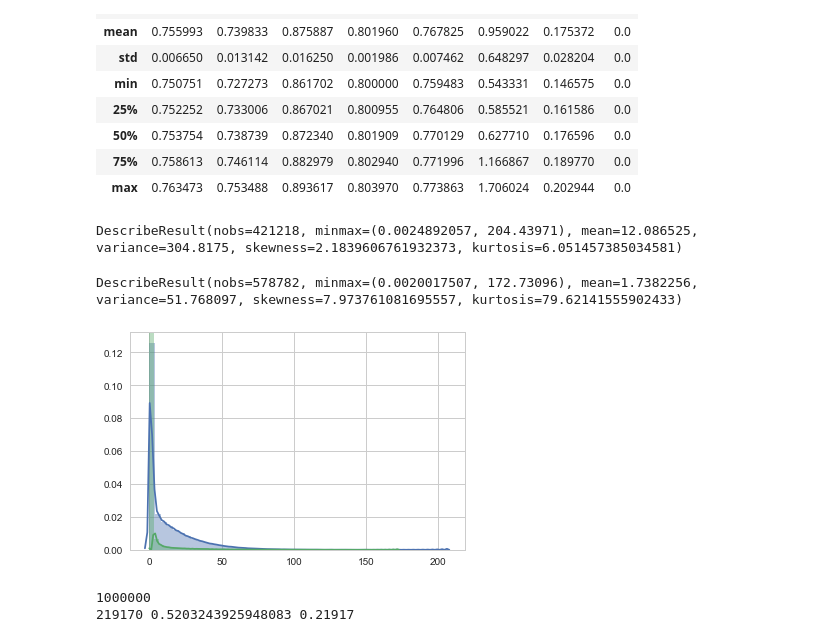
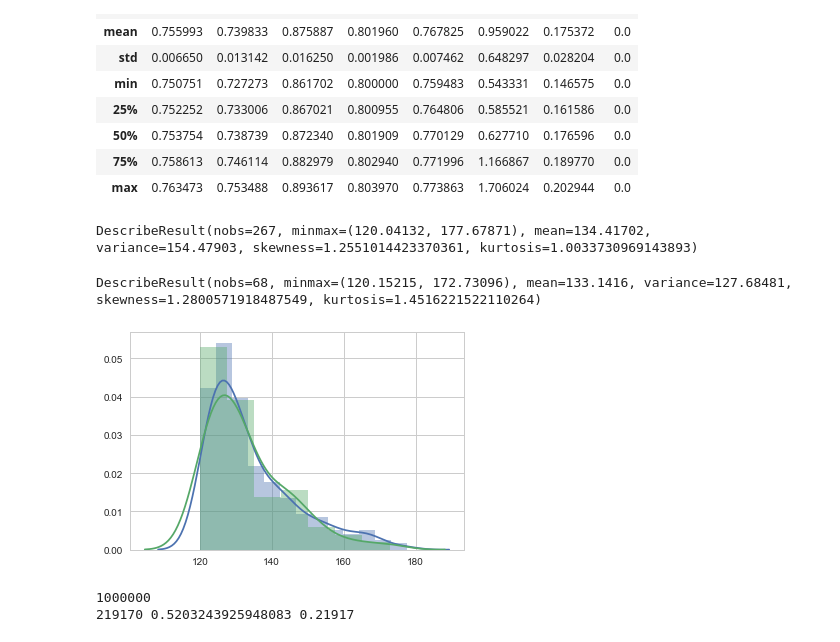
Before and after one commit to almaslov/idao2019, a Jupyter notebook: 08_data_cleaning.ipynb, the cells around one changed output. Drawn from its saved outputs; the diff is of its cells as text; code cells hidden in the pictures.

```diff
--- a/08_data_cleaning.ipynb
+++ b/08_data_cleaning.ipynb
@@ -165,22 +166,22 @@ dt = add_normed_err(dt, [])
 # %%
 dts = [d[err_cols[0]] for d in split_classes(dt)]
 for i in range(2):
     d = dts[i]
-    dts[i] = d #d[d < 15]
+    dts[i] = d[(d > 120) & (d < 180)]
 
 dt0 = dts[0].values
 dt1 = dts[1].values
 
 display(sts.describe(dt0))
 display(sts.describe(dt1))
 with warnings.catch_warnings():
     warnings.filterwarnings('ignore')
     _ = sns.distplot(dt0)
     _ = sns.distplot(dt1)
 # %% [output]
-DescribeResult(nobs=421218, minmax=(0.0024892057, 204.43971), mean=12.086525, variance=304.8175, skewness=2.1839606761932373, kurtosis=6.051457385034581)
+DescribeResult(nobs=267, minmax=(120.04132, 177.67871), mean=134.41702, variance=154.47903, skewness=1.2551014423370361, kurtosis=1.0033730969143893)
-DescribeResult(nobs=578782, minmax=(0.0020017507, 172.73096), mean=1.7382256, variance=51.768097, skewness=7.973761081695557, kurtosis=79.62141555902433)
+DescribeResult(nobs=68, minmax=(120.15215, 172.73096), mean=133.1416, variance=127.68481, skewness=1.2800571918487549, kurtosis=1.4516221522110264)
-[figure, old version]
+[figure, new version]
 # %%
 dl0, dl1 = split_classes(dt)
 def plot_stats(x, y, z):
```
Also changed, not shown: parts of 1 cell of this notebook, 2 other files.
